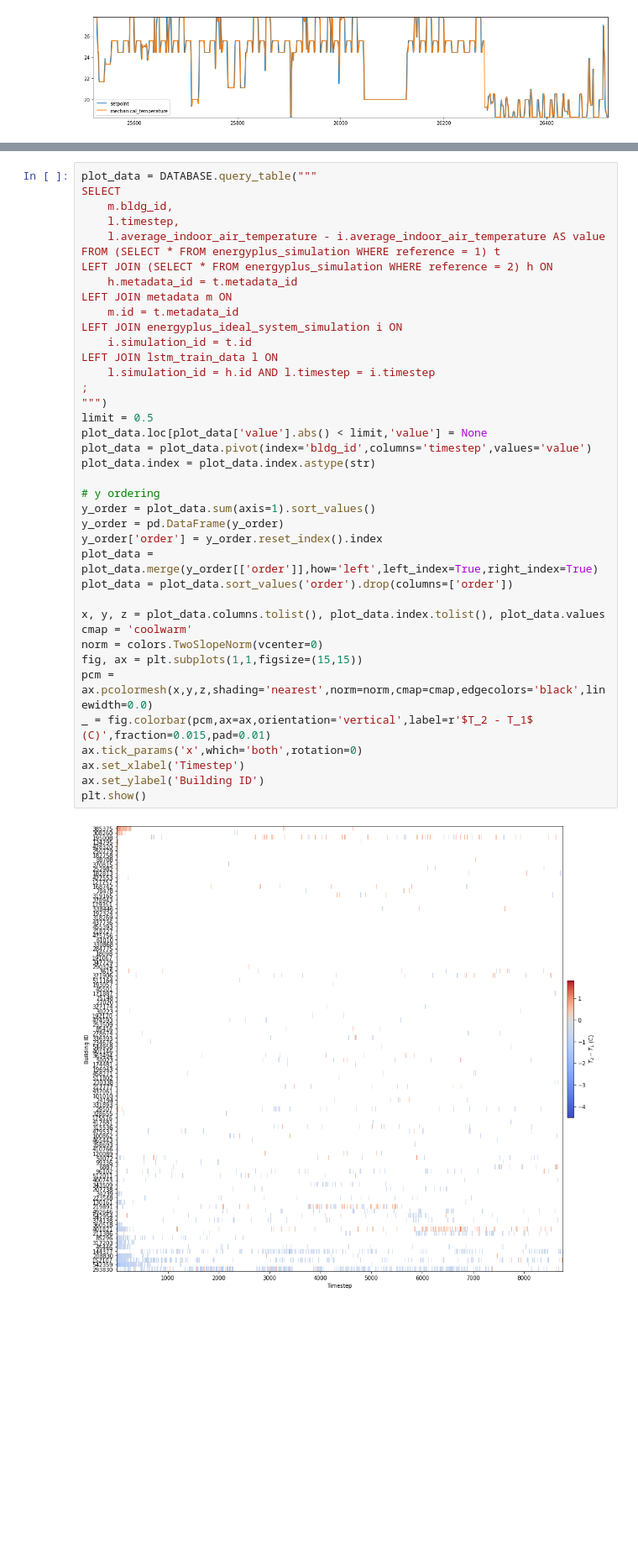
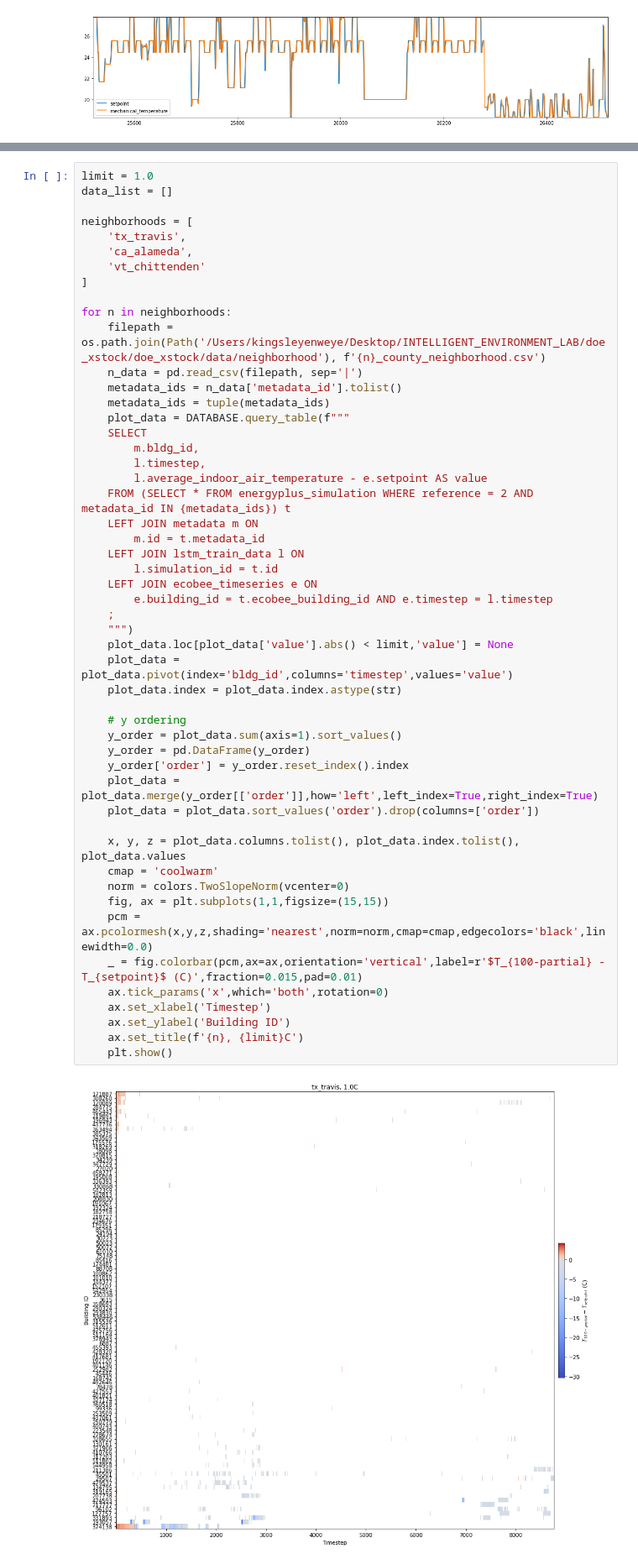
Before and after one commit to intelligent-environments-lab/DOE_XStock, a Jupyter notebook: analysis/post_simulation.ipynb, the cells around one changed output, grey strips where cells are left out. Shown at 84% size. Saved outputs shown, nothing was run; the diff lists cells and outputs as text; blank space fills up the shorter version.

```diff
--- a/analysis/post_simulation.ipynb
+++ b/analysis/post_simulation.ipynb
@@ -292,43 +246,55 @@ plt.show()
 # %% [output]
 [figure]
 # %%
-plot_data = DATABASE.query_table("""
-SELECT
-    m.bldg_id,
-    l.timestep,
-    l.average_indoor_air_temperature - i.average_indoor_air_temperature AS value
-FROM (SELECT * FROM energyplus_simulation WHERE reference = 1) t
-LEFT JOIN (SELECT * FROM energyplus_simulation WHERE reference = 2) h ON
-    h.metadata_id = t.metadata_id
-LEFT JOIN metadata m ON
-    m.id = t.metadata_id
-LEFT JOIN energyplus_ideal_system_simulation i ON
-    i.simulation_id = t.id
-LEFT JOIN lstm_train_data l ON
-    l.simulation_id = h.id AND l.timestep = i.timestep
-;
-""")
-limit = 0.5
-plot_data.loc[plot_data['value'].abs() < limit,'value'] = None
-plot_data = plot_data.pivot(index='bldg_id',columns='timestep',values='value')
-plot_data.index = plot_data.index.astype(str)
+limit = 1.0
+data_list = []
 
-# y ordering
-y_order = plot_data.sum(axis=1).sort_values()
-y_order = pd.DataFrame(y_order)
-y_order['order'] = y_order.reset_index().index
-plot_data = plot_data.merge(y_order[['order']],how='left',left_index=True,right_index=True)
-plot_data = plot_data.sort_values('order').drop(columns=['order'])
+neighborhoods = [
+    'tx_travis',
+    'ca_alameda',
+    'vt_chittenden'
+]
 
-x, y, z = plot_data.columns.tolist(), plot_data.index.tolist(), plot_data.values
-cmap = 'coolwarm'
-norm = colors.TwoSlopeNorm(vcenter=0)
-fig, ax = plt.subplots(1,1,figsize=(15,15))
-pcm = ax.pcolormesh(x,y,z,shading='nearest',norm=norm,cmap=cmap,edgecolors='black',linewidth=0.0)
-_ = fig.colorbar(pcm,ax=ax,orientation='vertical',label=r'$T_2 - T_1$ (C)',fraction=0.015,pad=0.01)
-ax.tick_params('x',which='both',rotation=0)
-ax.set_xlabel('Timestep')
-ax.set_ylabel('Building ID')
-plt.show()
+for n in neighborhoods:
+    filepath = os.path.join(Path('/Users/kingsleyenweye/Desktop/INTELLIGENT_ENVIRONMENT_LAB/doe_xstock/doe_xstock/data/neighborhood'), f'{n}_county_neighborhood.csv')
+    n_data = pd.read_csv(filepath, sep='|')
+    metadata_ids = n_data['metadata_id'].tolist()
+    metadata_ids = tuple(metadata_ids)
+    plot_data = DATABASE.query_table(f"""
+    SELECT
+        m.bldg_id,
+        l.timestep,
+        l.average_indoor_air_temperature - e.setpoint AS value
+    FROM (SELECT * FROM energyplus_simulation WHERE reference = 2 AND metadata_id IN {metadata_ids}) t
+    LEFT JOIN metadata m ON
+        m.id = t.metadata_id
+    LEFT JOIN lstm_train_data l ON
+        l.simulation_id = t.id
+    LEFT JOIN ecobee_timeseries e ON
+        e.building_id = t.ecobee_building_id AND e.timestep = l.timestep
+    ;
+    """)
+    plot_data.loc[plot_data['value'].abs() < limit,'value'] = None
+    plot_data = plot_data.pivot(index='bldg_id',columns='timestep',values='value')
+    plot_data.index = plot_data.index.astype(str)
+
+    # y ordering
+    y_order = plot_data.sum(axis=1).sort_values()
+    y_order = pd.DataFrame(y_order)
+    y_order['order'] = y_order.reset_index().index
+    plot_data = plot_data.merge(y_order[['order']],how='left',left_index=True,right_index=True)
+    plot_data = plot_data.sort_values('order').drop(columns=['order'])
+
+    x, y, z = plot_data.columns.tolist(), plot_data.index.tolist(), plot_data.values
+    cmap = 'coolwarm'
+    norm = colors.TwoSlopeNorm(vcenter=0)
+    fig, ax = plt.subplots(1,1,figsize=(15,15))
+    pcm = ax.pcolormesh(x,y,z,shading='nearest',norm=norm,cmap=cmap,edgecolors='black',linewidth=0.0)
+    _ = fig.colorbar(pcm,ax=ax,orientation='vertical',label=r'$T_{100-partial} - T_{setpoint}$ (C)',fraction=0.015,pad=0.01)
+    ax.tick_params('x',which='both',rotation=0)
+    ax.set_xlabel('Timestep')
+    ax.set_ylabel('Building ID')
+    ax.set_title(f'{n}, {limit}C')
+    plt.show()
 # %% [output]
-[figure, old version]
+[figure, new version]
```
Also changed, not shown: parts of 16 cells of this notebook.
